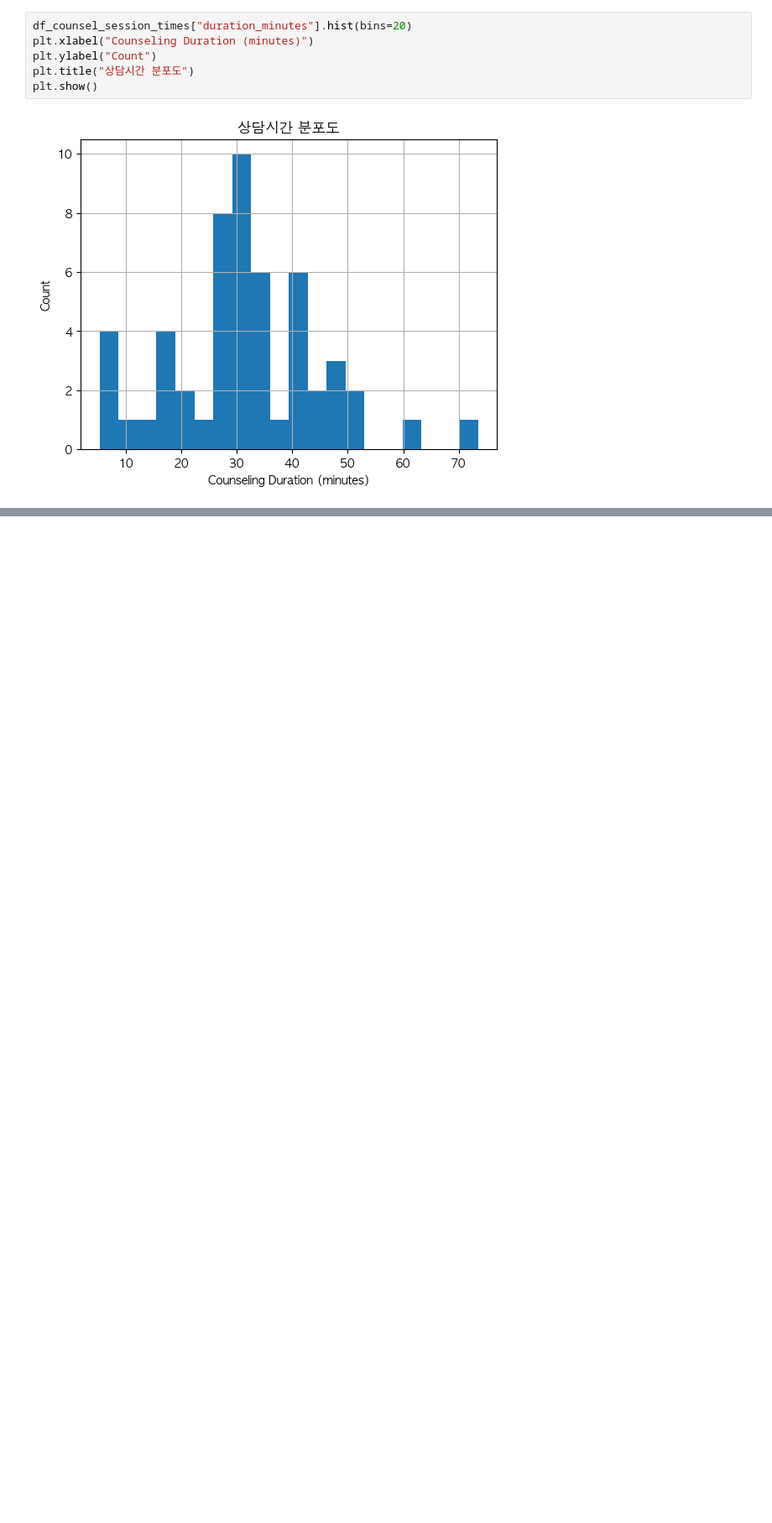
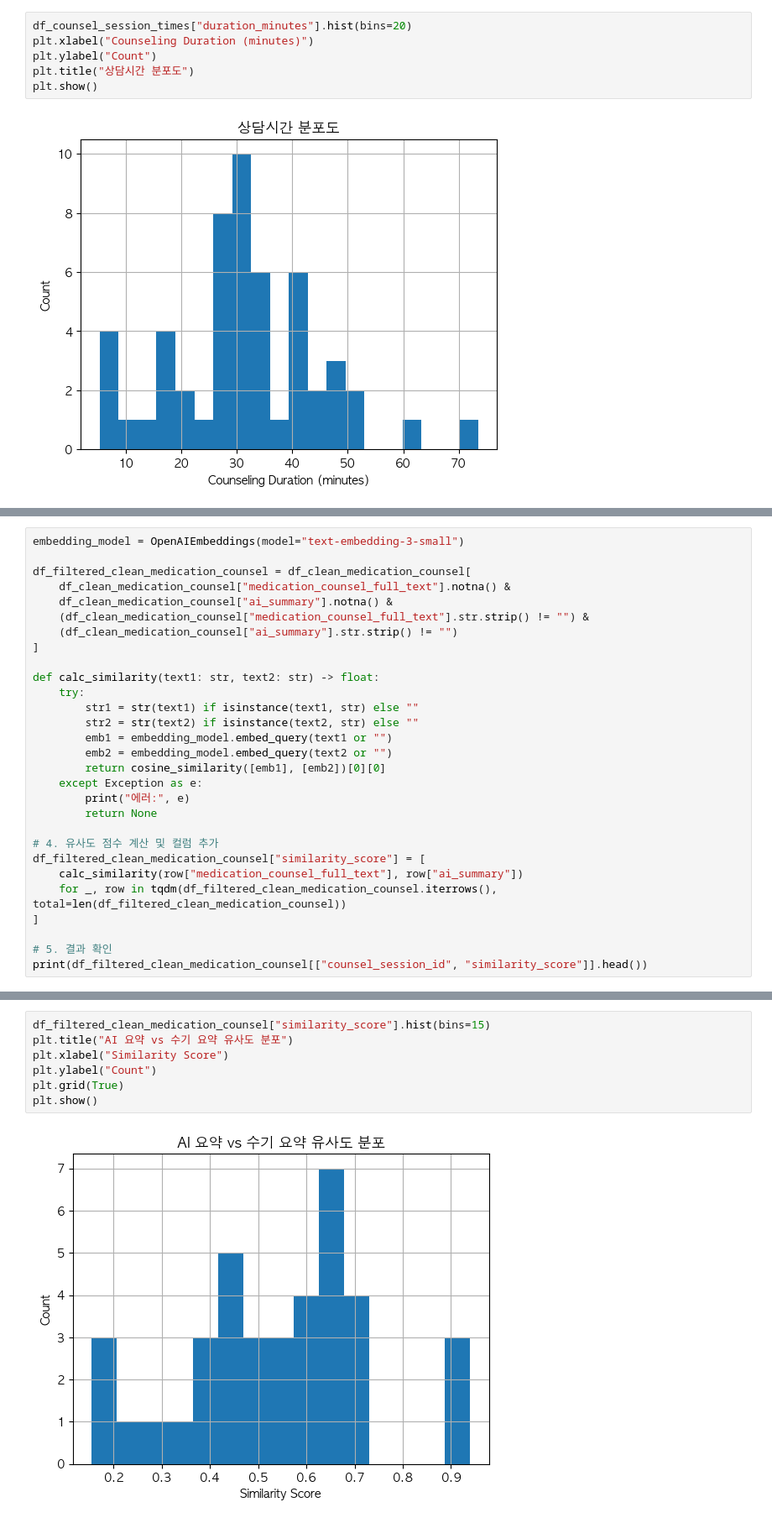
Before and after one commit to MediBird/caring-note-prompt-tuner, a Jupyter notebook: analysis/counselsession/analysis_counsel_session.ipynb, the cells around one changed output, grey strips where cells are left out. Shown at 84% size. Saved outputs shown, nothing was run; the diff lists cells and outputs as text; blank space fills up the shorter version.

Commit message:
feat : add counselsession analysis

```diff
--- a/analysis/counselsession/analysis_counsel_session.ipynb
+++ b/analysis/counselsession/analysis_counsel_session.ipynb
@@ -136,3 +138,32 @@ def remove_illegal_chars(text):
 
 df_clean_medication_counsel = df_medication_counsel.map(remove_illegal_chars)
 df_clean_medication_counsel.to_excel("상담기록_20250504.xlsx", index=False)
+# %%
+embedding_model = OpenAIEmbeddings(model="text-embedding-3-small")
+
+df_filtered_clean_medication_counsel = df_clean_medication_counsel[
+    df_clean_medication_counsel["medication_counsel_full_text"].notna() &
+    df_clean_medication_counsel["ai_summary"].notna() &
+    (df_clean_medication_counsel["medication_counsel_full_text"].str.strip() != "") &
+    (df_clean_medication_counsel["ai_summary"].str.strip() != "")
+]
+
+def calc_similarity(text1: str, text2: str) -> float:
+    try:
+        str1 = str(text1) if isinstance(text1, str) else ""
+        str2 = str(text2) if isinstance(text2, str) else ""
+        emb1 = embedding_model.embed_query(text1 or "")
+        emb2 = embedding_model.embed_query(text2 or "")
+        return cosine_similarity([emb1], [emb2])[0][0]
+    except Exception as e:
+        print("에러:", e)
+        return None
+
+# 4. 유사도 점수 계산 및 컬럼 추가
+df_filtered_clean_medication_counsel["similarity_score"] = [
+    calc_similarity(row["medication_counsel_full_text"], row["ai_summary"])
+    for _, row in tqdm(df_filtered_clean_medication_counsel.iterrows(), total=len(df_filtered_clean_medication_counsel))
+]
+
+# 5. 결과 확인
+print(df_filtered_clean_medication_counsel[["counsel_session_id", "similarity_score"]].head())
@@ -138,0 +194,9 @@ df_clean_medication_counsel.to_excel("상담기록_20250504.xlsx", index=False)
+# %%
+df_filtered_clean_medication_counsel["similarity_score"].hist(bins=15)
+plt.title("AI 요약 vs 수기 요약 유사도 분포")
+plt.xlabel("Similarity Score")
+plt.ylabel("Count")
+plt.grid(True)
+plt.show()
+# %% [output]
+[figure, added]
```
Also changed, not shown: parts of 5 cells of this notebook, 3 other files.
